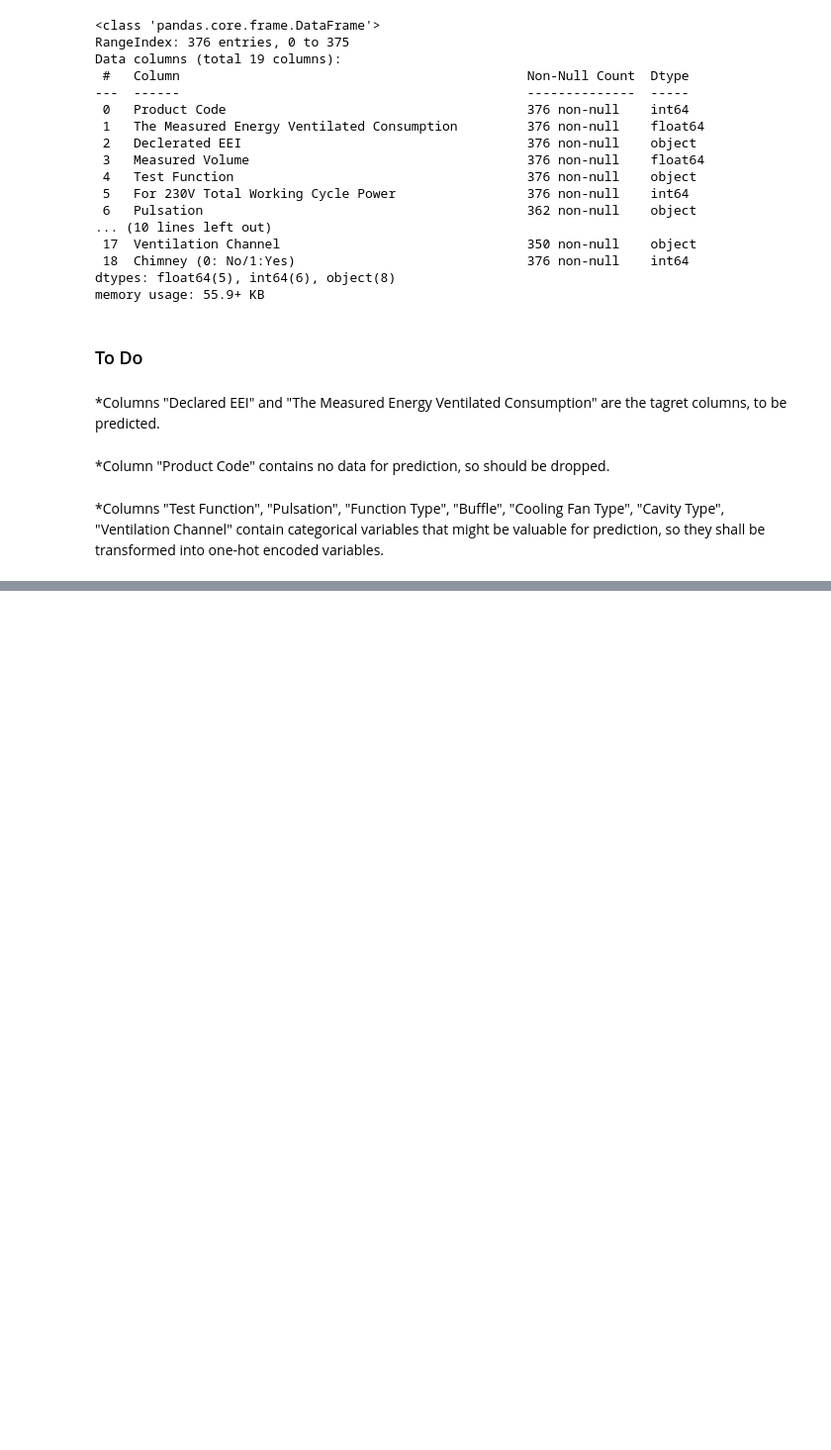
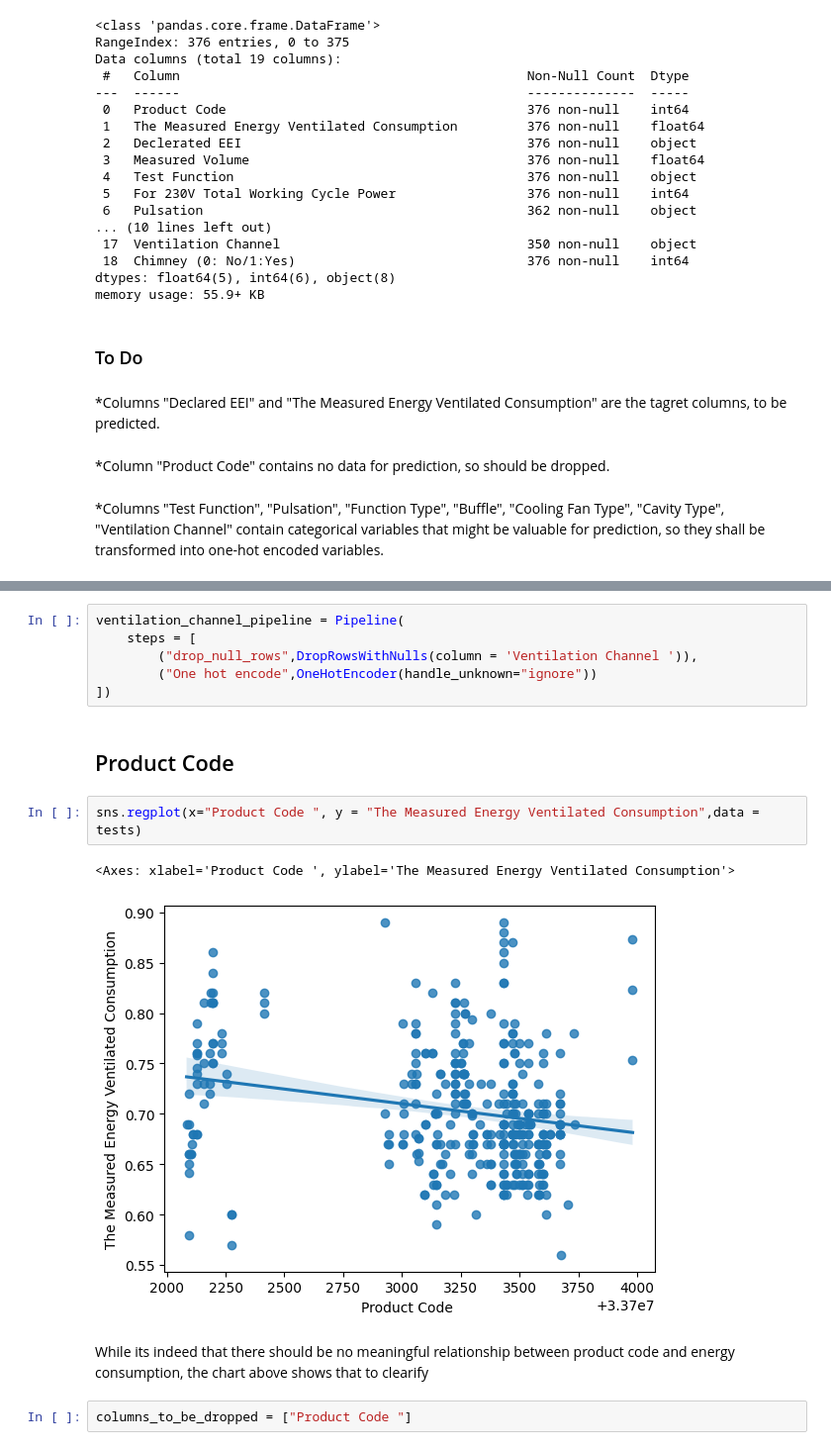
Before and after one commit to 1942Spectre/Tubitak_Energytest, a Jupyter notebook: Data Pipeline.ipynb, the cells around one changed output, grey strips where cells are left out. Shown at 99% size. Saved outputs shown, nothing was run; the diff lists cells and outputs as text; blank space fills up the shorter version.

Commit message:
Data Pipeline Finished

```diff
--- a/Data Pipeline.ipynb
+++ b/Data Pipeline.ipynb
@@ -76,0 +144,17 @@ Column "Chimney (0: No/1:Yes) is already in one hot e
+# %%
+ventilation_channel_pipeline = Pipeline(
+    steps = [
+        ("drop_null_rows",DropRowsWithNulls(column = 'Ventilation Channel ')),
+        ("One hot encode",OneHotEncoder(handle_unknown="ignore"))
+])
+# %% [markdown]
+## Product Code
+# %%
+sns.regplot(x="Product Code ", y = "The Measured Energy Ventilated Consumption",data = tests)
+# %% [output]
+<Axes: xlabel='Product Code ', ylabel='The Measured Energy Ventilated Consumption'>
+[figure, added]
+# %% [markdown]
+While its indeed that there should be no meaningful relationship between product code and energy consumption, the chart above shows that to clearify
+# %%
+columns_to_be_dropped = ["Product Code "]
```
Also changed, not shown: parts of 24 cells of this notebook.
